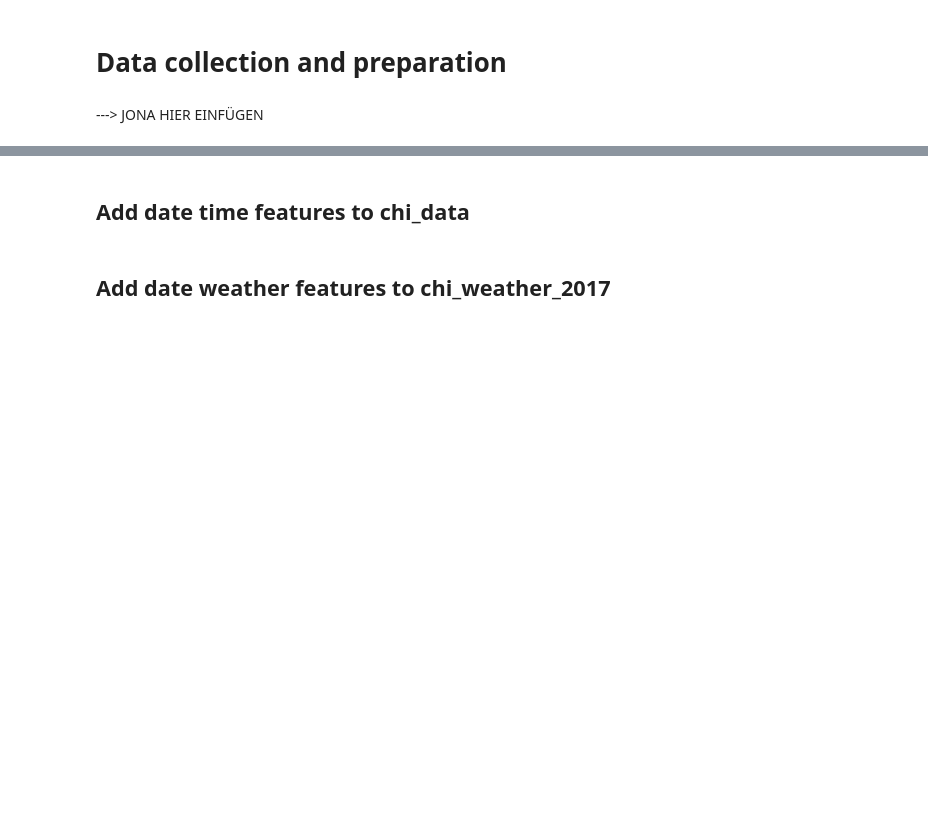
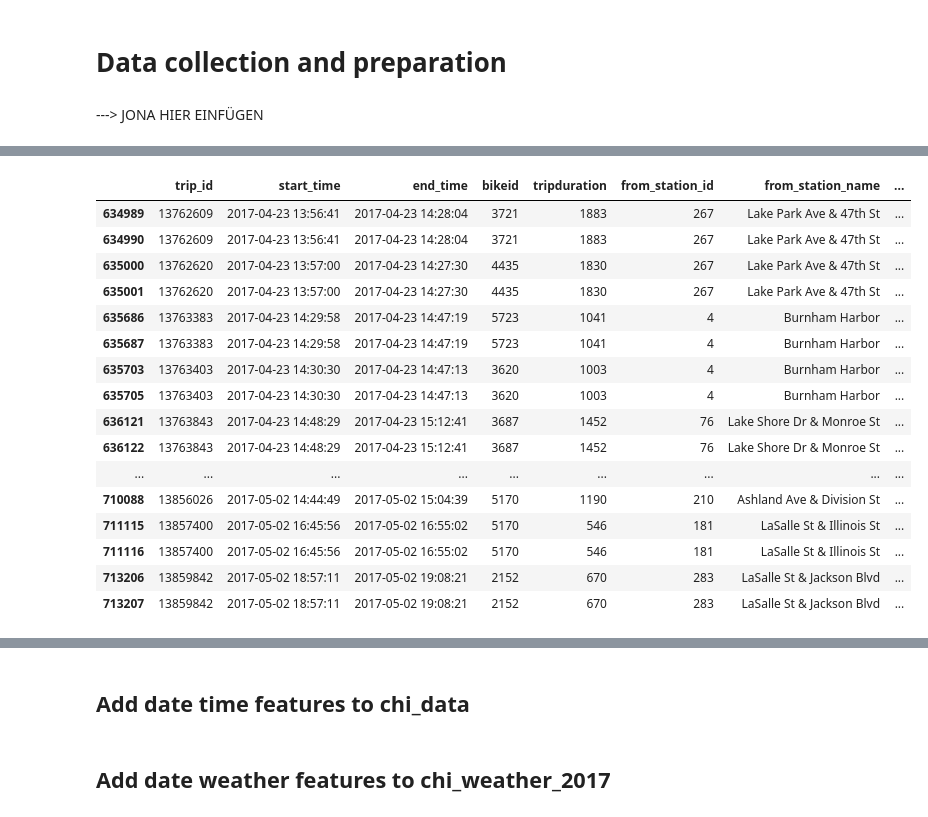
Before and after one commit to NeffIsBack/ThePredictors_DSML_Team_Assignment, a Jupyter notebook: Descriptive_Analytics.ipynb, the cells around one changed output, grey strips where cells are left out. Cells and saved outputs as stored; diff of their text form; code cells hidden in the pictures; blank space fills up the shorter version.

```diff
--- a/Descriptive_Analytics.ipynb
+++ b/Descriptive_Analytics.ipynb
@@ -47,0 +107,8 @@ chi_weather = pd.read_csv("weather_hourly_chicago.csv")
+# %%
+chi_trips_Q1.sort_values(by= 'start_time', inplace = True)
+chi_trips_Q2.sort_values(by= 'start_time', inplace = True)
+chi_trips_Q3.sort_values(by= 'start_time', inplace = True)
+chi_trips_Q4.sort_values(by= 'start_time', inplace = True)
+# %%
+chi_trips_all= pd.concat([chi_trips_Q1, chi_trips_Q2, chi_trips_Q3, chi_trips_Q4], ignore_index = True)
+#joining Trip Data
@@ -47,0 +145,3 @@ chi_weather = pd.read_csv("weather_hourly_chicago.csv")
+# %%
+x = chi_trips_all.trip_id.value_counts()
+x
@@ -47,0 +161,22 @@ chi_weather = pd.read_csv("weather_hourly_chicago.csv")
+# %%
+chi_trips_test = chi_trips_all[chi_trips_all.trip_id.isin(x.index[x.gt(1)])]
+# %%
+chi_trips_test
+# %% [output]
+|  | trip_id | start_time | end_time | bikeid | tripduration | from_station_id | from_station_name | ... |
+| 634989 | 13762609 | 2017-04-23 13:56:41 | 2017-04-23 14:28:04 | 3721 | 1883 | 267 | Lake Park Ave & 47th St | ... |
+| 634990 | 13762609 | 2017-04-23 13:56:41 | 2017-04-23 14:28:04 | 3721 | 1883 | 267 | Lake Park Ave & 47th St | ... |
+| 635000 | 13762620 | 2017-04-23 13:57:00 | 2017-04-23 14:27:30 | 4435 | 1830 | 267 | Lake Park Ave & 47th St | ... |
+| 635001 | 13762620 | 2017-04-23 13:57:00 | 2017-04-23 14:27:30 | 4435 | 1830 | 267 | Lake Park Ave & 47th St | ... |
+| 635686 | 13763383 | 2017-04-23 14:29:58 | 2017-04-23 14:47:19 | 5723 | 1041 | 4 | Burnham Harbor | ... |
+| 635687 | 13763383 | 2017-04-23 14:29:58 | 2017-04-23 14:47:19 | 5723 | 1041 | 4 | Burnham Harbor | ... |
+| 635703 | 13763403 | 2017-04-23 14:30:30 | 2017-04-23 14:47:13 | 3620 | 1003 | 4 | Burnham Harbor | ... |
+| 635705 | 13763403 | 2017-04-23 14:30:30 | 2017-04-23 14:47:13 | 3620 | 1003 | 4 | Burnham Harbor | ... |
+| 636121 | 13763843 | 2017-04-23 14:48:29 | 2017-04-23 15:12:41 | 3687 | 1452 | 76 | Lake Shore Dr & Monroe St | ... |
+| 636122 | 13763843 | 2017-04-23 14:48:29 | 2017-04-23 15:12:41 | 3687 | 1452 | 76 | Lake Shore Dr & Monroe St | ... |
+| ... | ... | ... | ... | ... | ... | ... | ... | ... |
+| 710088 | 13856026 | 2017-05-02 14:44:49 | 2017-05-02 15:04:39 | 5170 | 1190 | 210 | Ashland Ave & Division St | ... |
+| 711115 | 13857400 | 2017-05-02 16:45:56 | 2017-05-02 16:55:02 | 5170 | 546 | 181 | LaSalle St & Illinois St | ... |
+| 711116 | 13857400 | 2017-05-02 16:45:56 | 2017-05-02 16:55:02 | 5170 | 546 | 181 | LaSalle St & Illinois St | ... |
+| 713206 | 13859842 | 2017-05-02 18:57:11 | 2017-05-02 19:08:21 | 2152 | 670 | 283 | LaSalle St & Jackson Blvd | ... |
+| 713207 | 13859842 | 2017-05-02 18:57:11 | 2017-05-02 19:08:21 | 2152 | 670 | 283 | LaSalle St & Jackson Blvd | ... |
```
Also changed, not shown: parts of 35 cells of this notebook.
